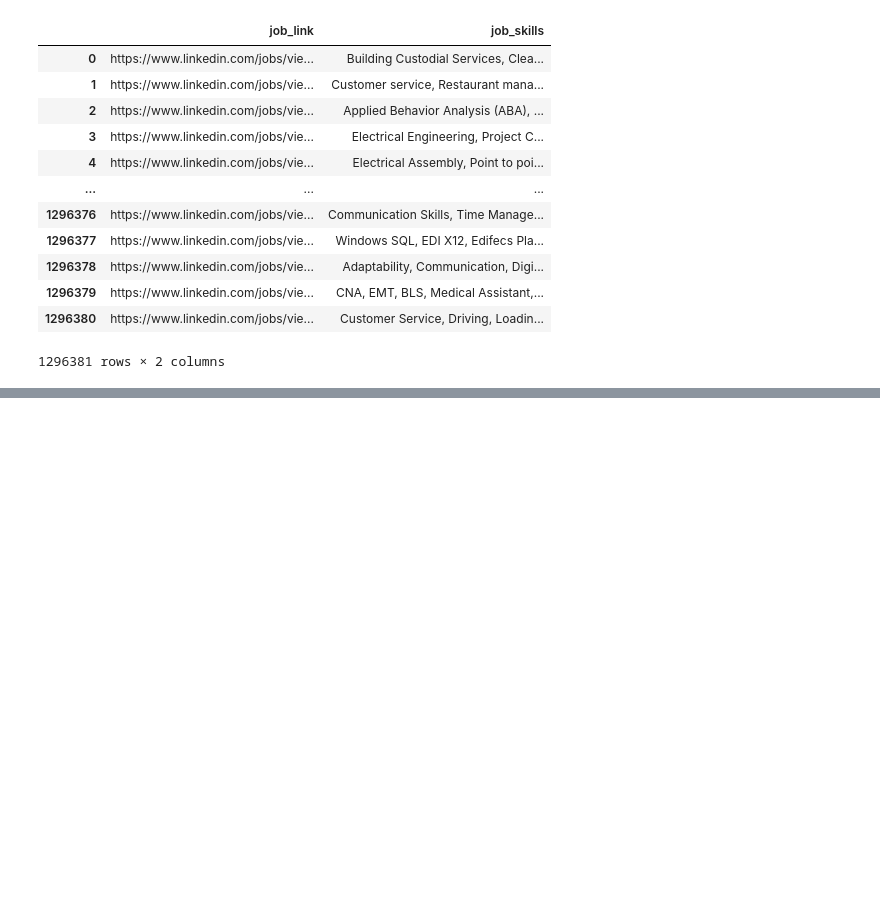
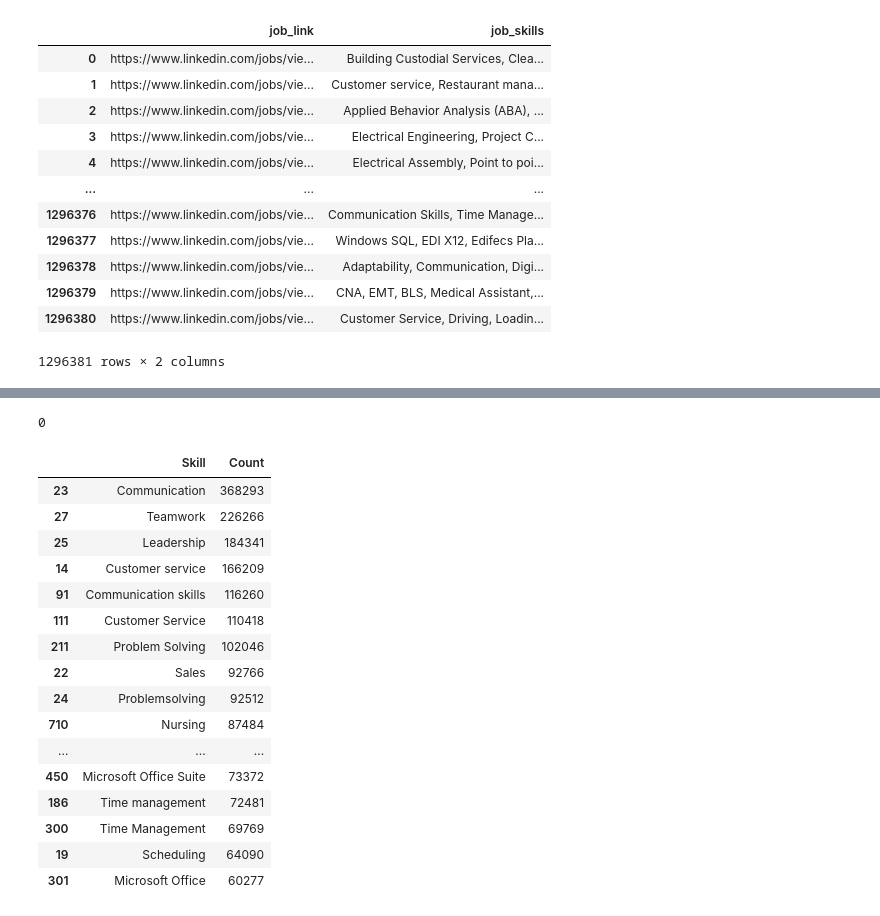
Before and after one commit to mainarel/Linkedin_Jobs-Skills, a Jupyter notebook: skills.ipynb, the cells around one changed output, grey strips where cells are left out. Cells and saved outputs as stored; diff of their text form; code cells hidden in the pictures; blank space fills up the shorter version.

```diff
--- a/skills.ipynb
+++ b/skills.ipynb
@@ -52,0 +58,5 @@ linkedin_job_postings
+# %%
+duplicate_rows = job_skills.duplicated().sum()
+duplicate_rows
+# %% [output]
+0
@@ -52,0 +80,20 @@ linkedin_job_postings
+# %%
+skills_df.head(20)
+# %% [output]
+|  | Skill | Count |
+| 23 | Communication | 368293 |
+| 27 | Teamwork | 226266 |
+| 25 | Leadership | 184341 |
+| 14 | Customer service | 166209 |
+| 91 | Communication skills | 116260 |
+| 111 | Customer Service | 110418 |
+| 211 | Problem Solving | 102046 |
+| 22 | Sales | 92766 |
+| 24 | Problemsolving | 92512 |
+| 710 | Nursing | 87484 |
+| ... | ... | ... |
+| 450 | Microsoft Office Suite | 73372 |
+| 186 | Time management | 72481 |
+| 300 | Time Management | 69769 |
+| 19 | Scheduling | 64090 |
+| 301 | Microsoft Office | 60277 |
```
Also changed, not shown: parts of 21 cells of this notebook.
